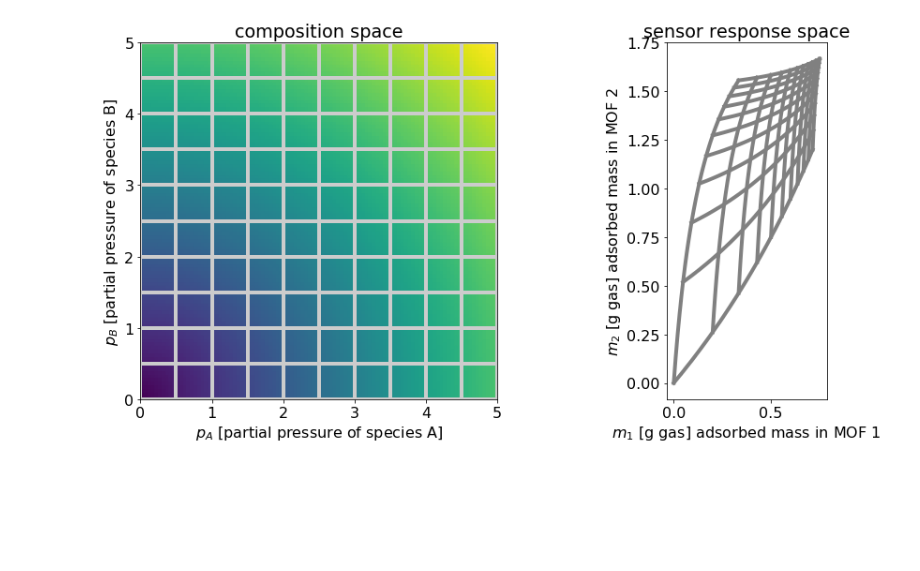
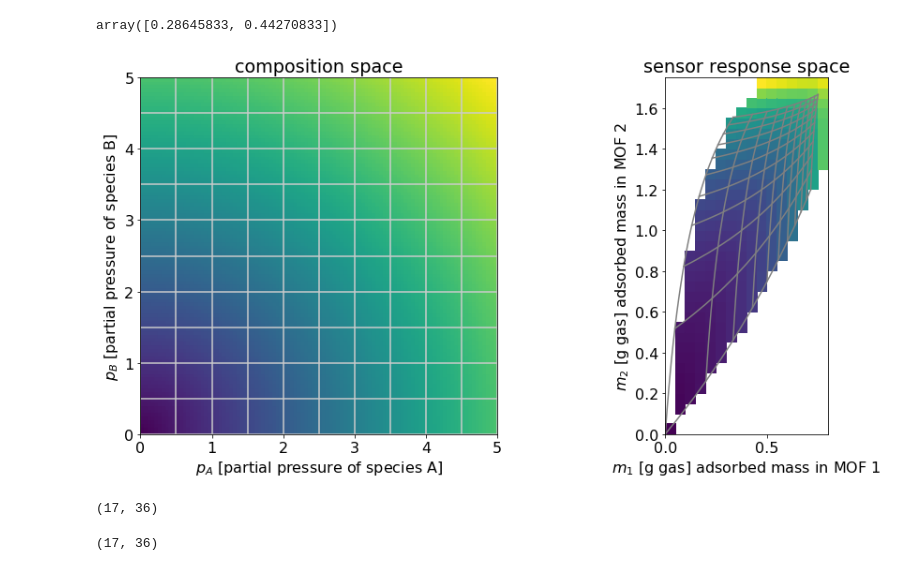
Before and after one commit to SimonEnsemble/nonlinear_sensing, a Jupyter notebook: viz mapping.ipynb, the cells around one changed output. Drawn from its saved outputs; the diff is of its cells as text; code cells hidden in the pictures; blank space fills up the shorter version.

```diff
--- a/viz mapping.ipynb
+++ b/viz mapping.ipynb
@@ -22,3 +28,24 @@ def m_2(p):
+# %%
+def p_of_m(m_0, p_lb, p_ub):
+    # we want this function to return a zero vector
+    #  it takes in a pressure p
+    #  it outputs the corresponding difference between the response and the response m_0 that we find
+    #  if we find the right p that gives us the response m_0, then this will be the zero vector
+    def f(p):
+        return [m_1(p) - m_0[0], m_2(p) - m_0[1]]
+    sol = optimize.root(f, [1.0, 1.0])
+    p = sol.x
+    # return nan if p less than lower bound, greater than upper bound
+    if p[1] < 0.0 or p[0] < 0.0:
+        return np.array([np.nan, np.nan])
+    if not sol.success:
+        return np.array([np.nan, np.nan])
+#     assert np.all(np.isclose([m_1(p), m_2(p)], m_0))
+    return p
+
+p_of_m([0.2, 0.5])
+# %% [output]
+array([0.28645833, 0.44270833])
 # %%
 fig, ax = plt.subplots(1, 2, figsize=(15, 7))
 ax[0].set_title("composition space")
@@ -71,37 +98,54 @@ for i in range(int(p_max / dp)+1):
     # plot the line in composition space
     ax[0].plot([0, p_max], [p_b, p_b], color="0.8")
 
     # plot the image of the line in sensor response space
     p_a = np.linspace(0.0, p_max, nb_pts)
 
     # loop through points on the line
     for j in range(nb_pts):
         # get vector on this line
         p_on_line = [p_a[j], p_b]
         # compute the adsorbed mass in the two MOFs when exposed to this gas composition
         m1[j] = m_1(p_on_line)
         m2[j] = m_2(p_on_line)
     ax[1].plot(m1, m2, color="gray")
 
 
 ###
 #   color the plane
 #   color represents.
 ###
 # make these smaller to increase the resolution
 dp = 0.05
+dm = 0.05
 
-# generate 2 2d grids for the x & y bounds
+# lay a grid in composition space
 pb, pa = np.mgrid[slice(0, p_max + dp, dp),
-                slice(0, p_max + dp, dp)]
+                  slice(0, p_max + dp, dp)]
+# lay a grid in response space
+m1, m2 = np.mgrid[slice(0, ax[1].get_xlim()[1] + dm, dm),
+                  slice(0, ax[1].get_ylim()[1] + dm, dm)]
 
-z = np.sqrt(pb ** 2 + pa ** 2)
+z_composition = np.sqrt(pb ** 2 + pa ** 2)
+z_response = np.zeros(np.shape(m1))
+for i in range(np.shape(z_response)[0]):
+    for j in range(np.shape(z_response)[1]):
+        m_0 = [m1[i, j], m2[i, j]]
+        p = p_of_m(m_0)
+        z_response[i, j] = np.linalg.norm(p)
 
-ax[0].pcolormesh(pa, pb, z)
-
-
+ax[0].pcolormesh(pa, pb, z_composition)
+ax[1].pcolormesh(m1, m2, z_response)
 
 ax[1].set_aspect('equal', 'box')
 ax[0].set_aspect('equal', 'box')
 # %% [output]
-[figure, old version]
+[figure, new version]
+# %%
+np.shape(m1)
+# %% [output]
+(17, 36)
+# %%
+np.shape(m2)
+# %% [output]
+(17, 36)
```
Also changed, not shown: parts of 6 cells of this notebook.
